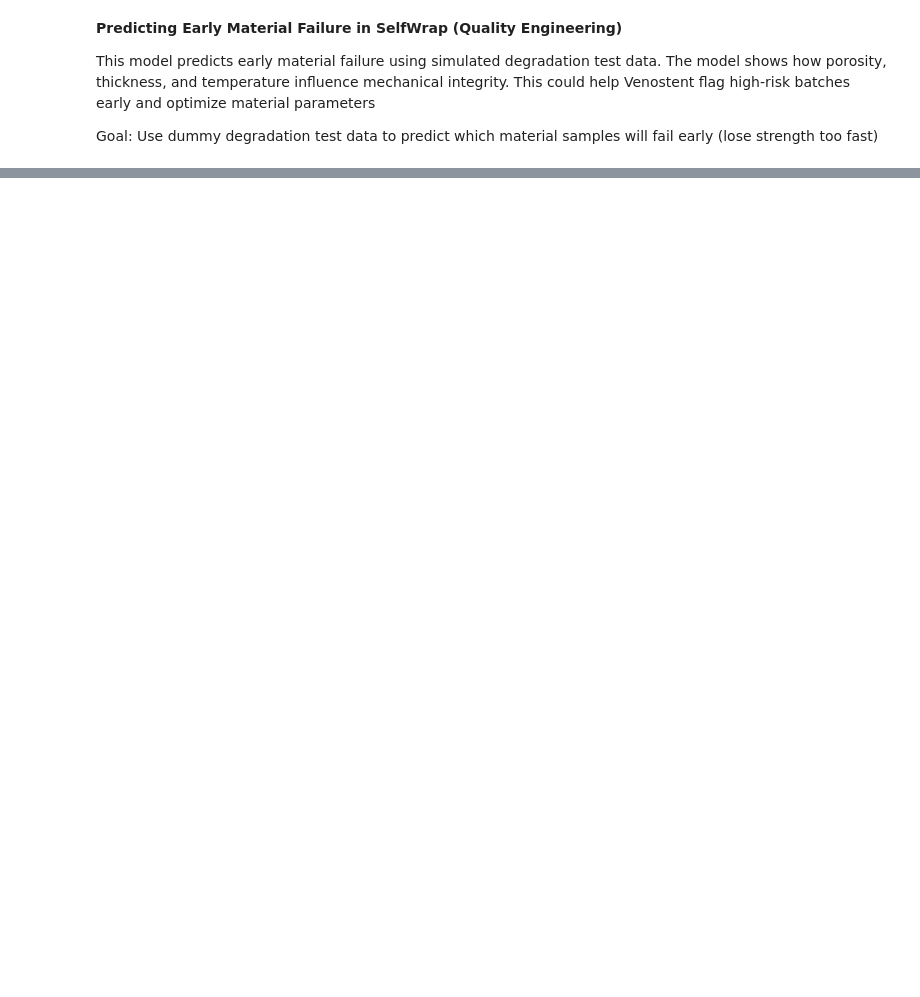
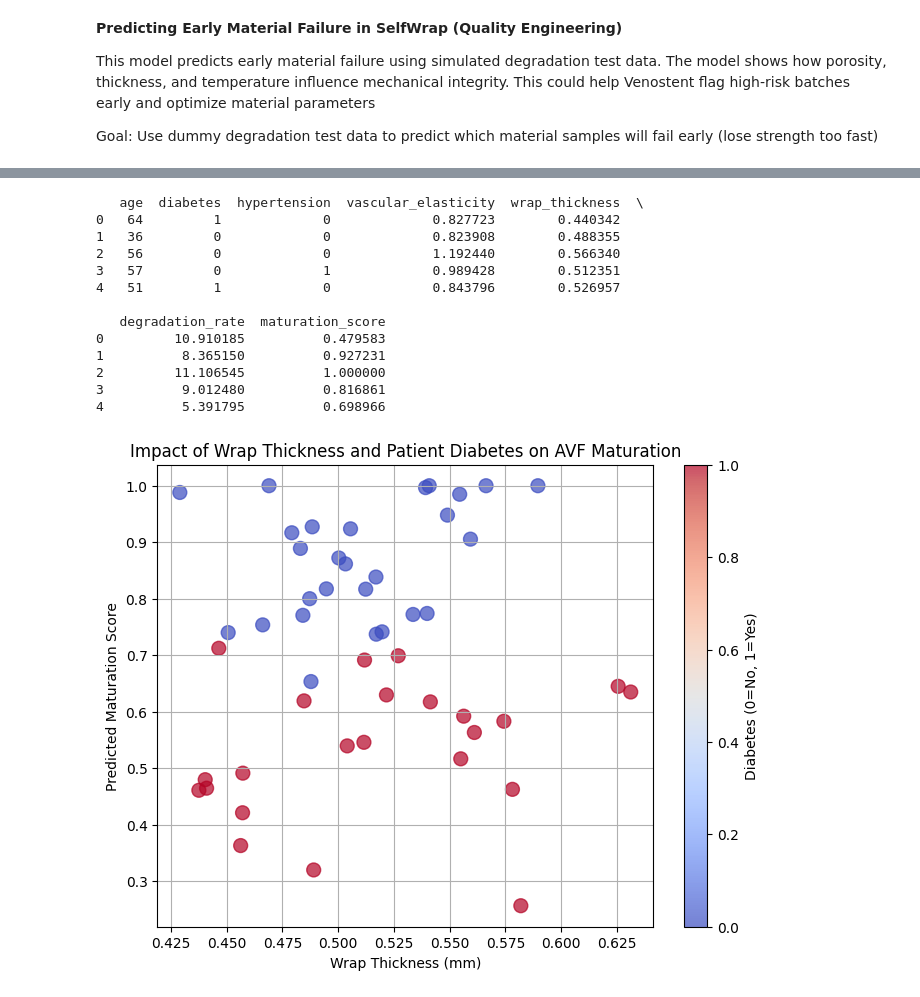
Before and after one commit to varshacode01/varshacode01, a Jupyter notebook: SelfWrap_Material_Failure_Predictor.ipynb, the cells around one changed output, grey strips where cells are left out. Drawn from its saved outputs; the diff is of its cells as text; code cells hidden in the pictures; blank space fills up the shorter version.

```diff
--- a/SelfWrap_Material_Failure_Predictor.ipynb
+++ b/SelfWrap_Material_Failure_Predictor.ipynb
@@ -61,0 +128,63 @@ plt.show()
+# %%
+import numpy as np
+import pandas as pd
+
+# Dummy patient data
+n_patients = 50
+data = pd.DataFrame({
+    "age": np.random.randint(30, 80, n_patients),
+    "diabetes": np.random.choice([0,1], n_patients),
+    "hypertension": np.random.choice([0,1], n_patients),
+    "vascular_elasticity": np.random.normal(1.0, 0.2, n_patients),
+    "wrap_thickness": np.random.normal(0.5, 0.05, n_patients),  # mm
+    "degradation_rate": np.random.normal(10, 2, n_patients)      # % per week
+})
+
+# Simplified maturation score formula
+data["maturation_score"] = (
+    0.4*(1 - data["diabetes"]) +
+    0.2*(1 - data["hypertension"]) +
+    0.2*data["vascular_elasticity"] +
+    0.1*(data["wrap_thickness"]/0.5) +
+    0.1*(10/data["degradation_rate"]) +
+    np.random.normal(0,0.05,n_patients)  # noise
+)
+
+data["maturation_score"] = data["maturation_score"].clip(0,1)
+
+print(data.head())
+
+import matplotlib.pyplot as plt
+
+# Scatter plot: wrap thickness vs maturation_score
+plt.figure(figsize=(8,6))
+scatter = plt.scatter(
+    data["wrap_thickness"],
+    data["maturation_score"],
+    c=data["diabetes"],  # color by diabetes (0=no,1=yes)
+    cmap="coolwarm",
+    s=100,
+    alpha=0.7
+)
+
+plt.xlabel("Wrap Thickness (mm)")
+plt.ylabel("Predicted Maturation Score")
+plt.title("Impact of Wrap Thickness and Patient Diabetes on AVF Maturation")
+plt.colorbar(scatter, label="Diabetes (0=No, 1=Yes)")
+plt.grid(True)
+plt.show()
+# %% [output]
+   age  diabetes  hypertension  vascular_elasticity  wrap_thickness  \
+0   64         1             0             0.827723        0.440342
+1   36         0             0             0.823908        0.488355
+2   56         0             0             1.192440        0.566340
+3   57         0             1             0.989428        0.512351
+4   51         1             0             0.843796        0.526957
+
+   degradation_rate  maturation_score
+0         10.910185          0.479583
+1          8.365150          0.927231
+2         11.106545          1.000000
+3          9.012480          0.816861
+4          5.391795          0.698966
+[figure, added]
```
Also changed, not shown: parts of 7 cells of this notebook.
